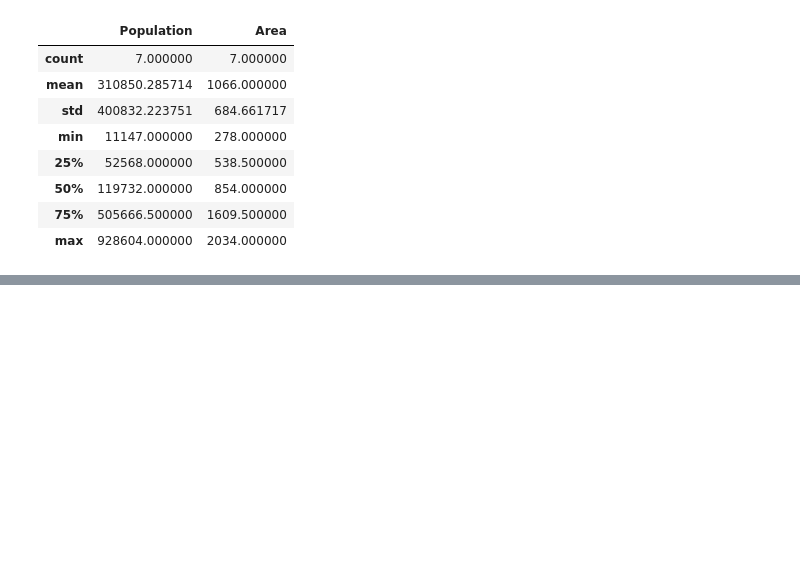
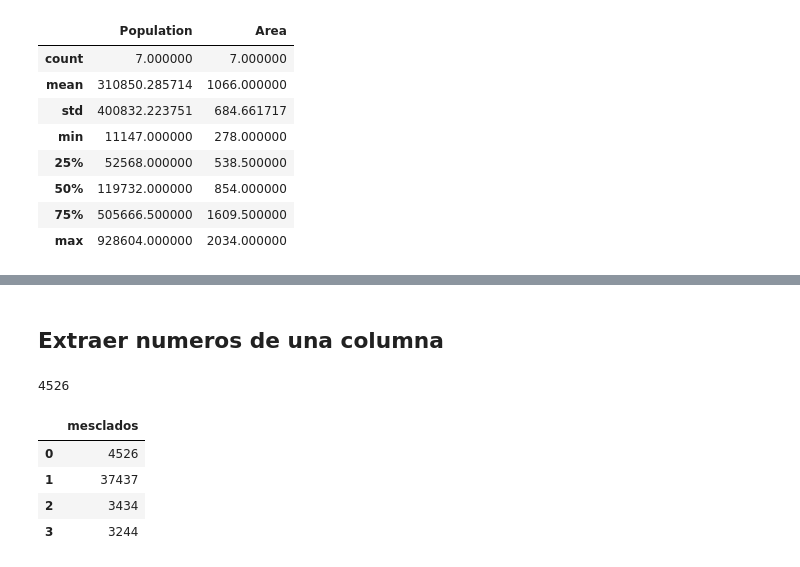
Before and after one commit to Dannyetoo/Diplomado-IA, a Jupyter notebook: Modulo_3/1.DataFrames.ipynb, the cells around one changed output, grey strips where cells are left out. Drawn from its saved outputs; the diff is of its cells as text; code cells hidden in the pictures; blank space fills up the shorter version.

```diff
--- a/Modulo_3/1.DataFrames.ipynb
+++ b/Modulo_3/1.DataFrames.ipynb
@@ -309,3 +309,30 @@ df.describe()
 | max | 928604.000000 | 2034.000000 |
 # %% [markdown]
 ![image.png](attachment:image.png)
+# %% [markdown]
+## Extraer numeros de una columna
+# %%
+import pandas as pd
+import re
+data ={'mesclados': ['4526jkndf', '37437fdf', '3434uhei', '3244sdfd']}
+df=pd.DataFrame(data)
+# %%
+data_num = '4526jkndf'
+
+numero = re.search(r'\d+',data_num)
+int(numero.group())
+# %% [output]
+4526
+# %%
+def extrac_numbers(s):
+    numero = re.search(r'\d+',s)
+    return int(numero.group()) if numero else np.nan
+# %%
+df['mesclados'] = df['mesclados'].apply(extrac_numbers)
+df
+# %% [output]
+|  | mesclados |
+| 0 | 4526 |
+| 1 | 37437 |
+| 2 | 3434 |
+| 3 | 3244 |
```
Also changed, not shown: parts of 1 cell of this notebook, 16 other files.
